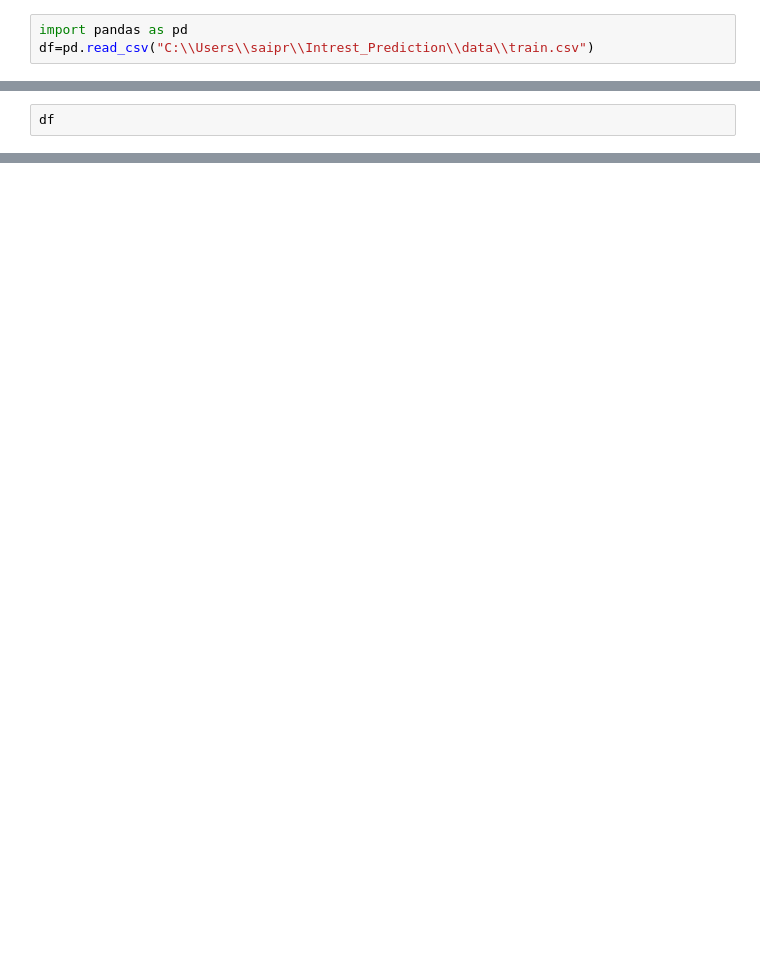
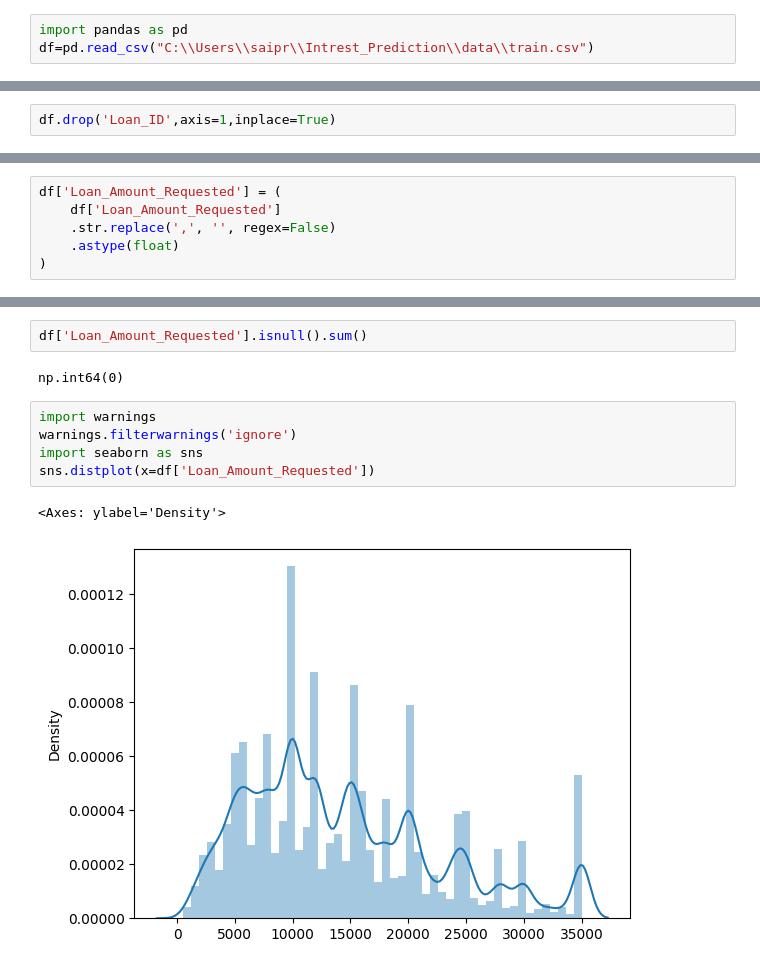
Before and after one commit to ka1817/Interest-Rate-Category-Prediction-Using-Supervised-Learning, a Jupyter notebook: notebook/eda.ipynb, the cells around one changed output, grey strips where cells are left out. Cells and saved outputs as stored; diff of their text form; blank space fills up the shorter version.

```diff
--- a/notebook/eda.ipynb
+++ b/notebook/eda.ipynb
@@ -31,2 +17,2 @@ Name: count, dtype: int64
 # %%
-df
+df.drop('Loan_ID',axis=1,inplace=True)
@@ -46,0 +156,6 @@ df
+# %%
+df['Loan_Amount_Requested'] = (
+    df['Loan_Amount_Requested']
+    .str.replace(',', '', regex=False)
+    .astype(float)
+)
@@ -46,0 +174,12 @@ df
+# %%
+df['Loan_Amount_Requested'].isnull().sum()
+# %% [output]
+np.int64(0)
+# %%
+import warnings
+warnings.filterwarnings('ignore')
+import seaborn as sns
+sns.distplot(x=df['Loan_Amount_Requested'])
+# %% [output]
+<Axes: ylabel='Density'>
+[figure, added]
```
Also changed, not shown: parts of 32 cells of this notebook.
